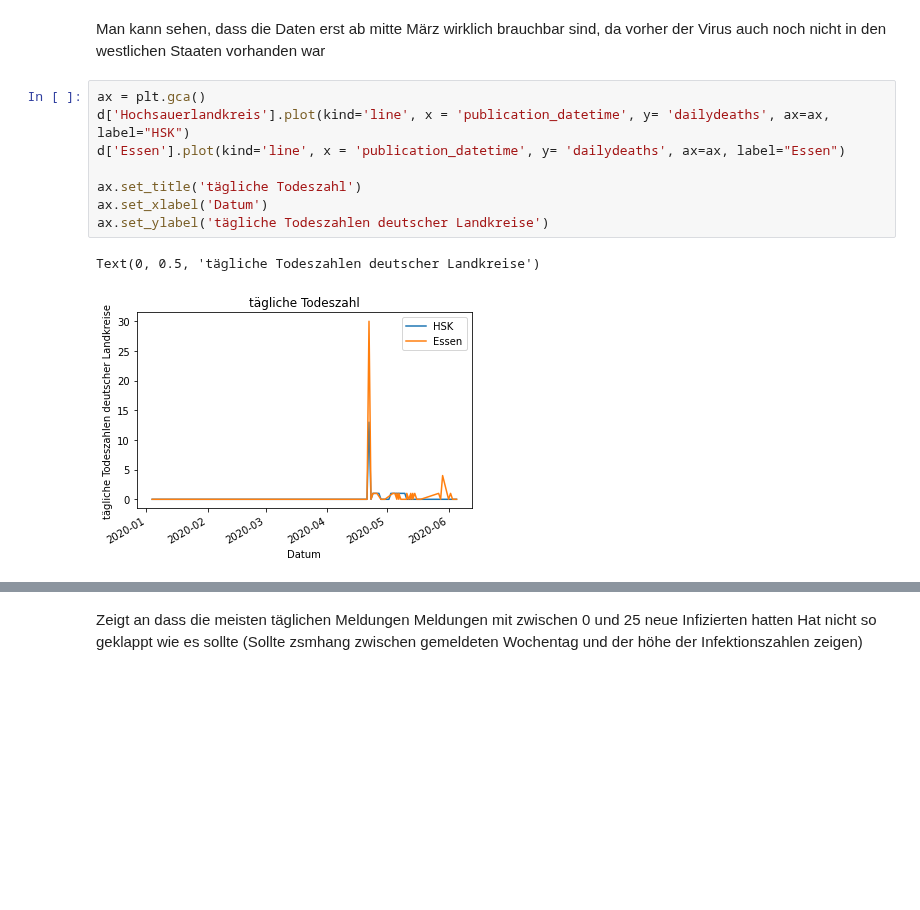
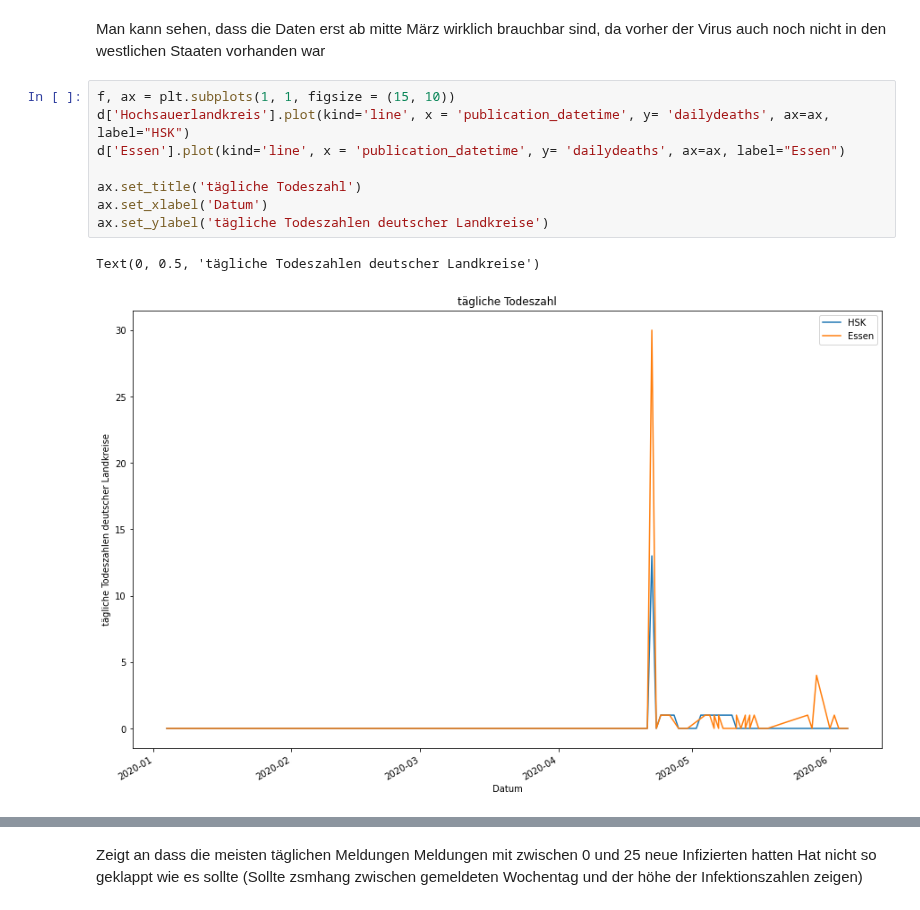
Before and after one commit to Jubo30/Data-Science-Project, a Jupyter notebook: Data_Science_Analyse.ipynb, the cells around one changed output, grey strips where cells are left out. Cells and saved outputs as stored; diff of their text form; blank space fills up the shorter version.

```diff
--- a/Data_Science_Analyse.ipynb
+++ b/Data_Science_Analyse.ipynb
@@ -24,14 +94,14 @@ plt.show()
 # %% [markdown]
 Man kann sehen, dass die Daten erst ab mitte März wirklich brauchbar sind, da vorher der Virus auch noch nicht in den westlichen Staaten vorhanden war
 # %%
-ax = plt.gca()
+f, ax = plt.subplots(1, 1, figsize = (15, 10))
 d['Hochsauerlandkreis'].plot(kind='line', x = 'publication_datetime', y= 'dailydeaths', ax=ax, label="HSK")
 d['Essen'].plot(kind='line', x = 'publication_datetime', y= 'dailydeaths', ax=ax, label="Essen")
 
 ax.set_title('tägliche Todeszahl')
 ax.set_xlabel('Datum')
 ax.set_ylabel('tägliche Todeszahlen deutscher Landkreise')
 # %% [output]
 Text(0, 0.5, 'tägliche Todeszahlen deutscher Landkreise')
-[figure, old version]
+[figure, new version]
 # %%
```
Also changed, not shown: parts of 36 cells of this notebook, 1 other file.
